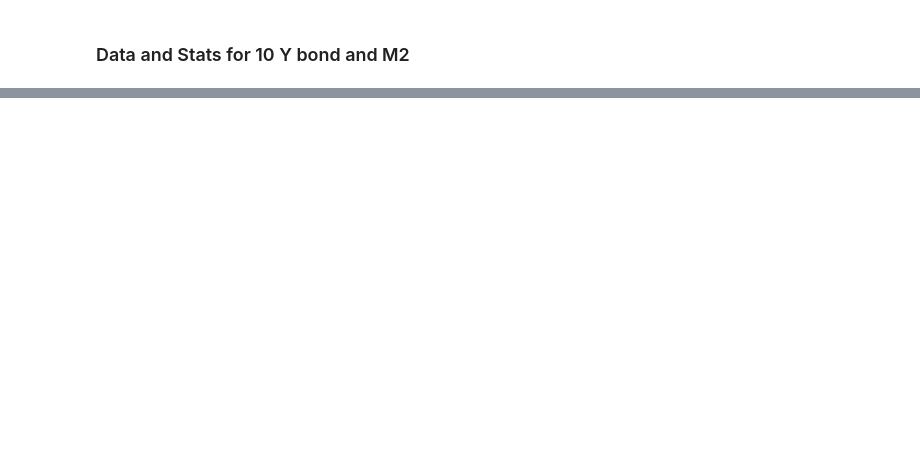
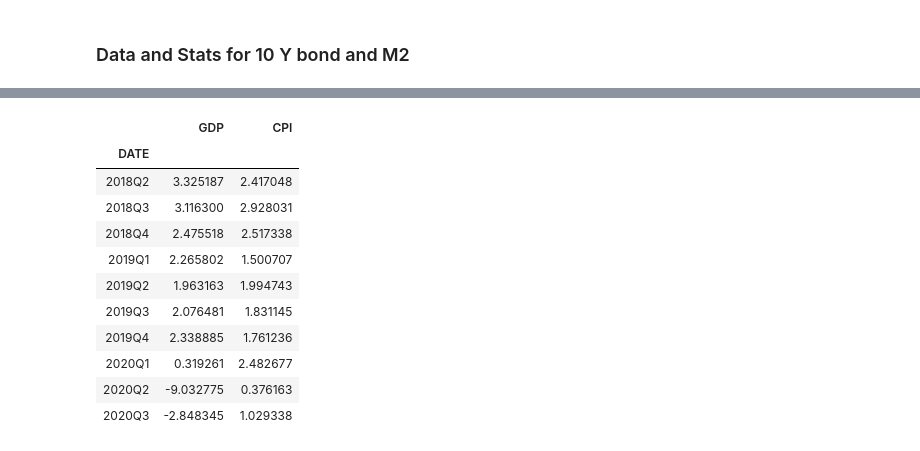
Before and after one commit to webclinic017/Portfolio_Construction, a Jupyter notebook: MISC/Macro_Analysis.ipynb, the cells around one changed output, grey strips where cells are left out. Cells and saved outputs as stored; diff of their text form; code cells hidden in the pictures; blank space fills up the shorter version.

```diff
--- a/MISC/Macro_Analysis.ipynb
+++ b/MISC/Macro_Analysis.ipynb
@@ -127,0 +145,15 @@ M2_RC.tail(300).plot()
+# %%
+Growth_Data.tail(10)*100
+# %% [output]
+|  | GDP | CPI |
+| DATE |  |  |
+| 2018Q2 | 3.325187 | 2.417048 |
+| 2018Q3 | 3.116300 | 2.928031 |
+| 2018Q4 | 2.475518 | 2.517338 |
+| 2019Q1 | 2.265802 | 1.500707 |
+| 2019Q2 | 1.963163 | 1.994743 |
+| 2019Q3 | 2.076481 | 1.831145 |
+| 2019Q4 | 2.338885 | 1.761236 |
+| 2020Q1 | 0.319261 | 2.482677 |
+| 2020Q2 | -9.032775 | 0.376163 |
+| 2020Q3 | -2.848345 | 1.029338 |
```
Also changed, not shown: parts of 8 cells of this notebook, 16 other files.
